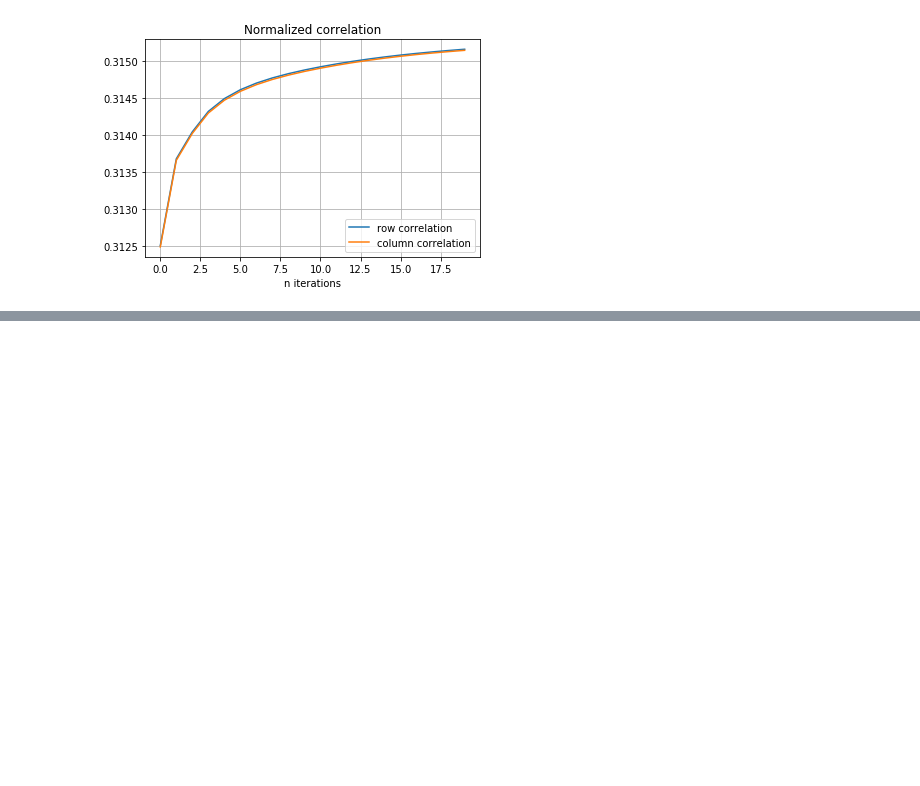
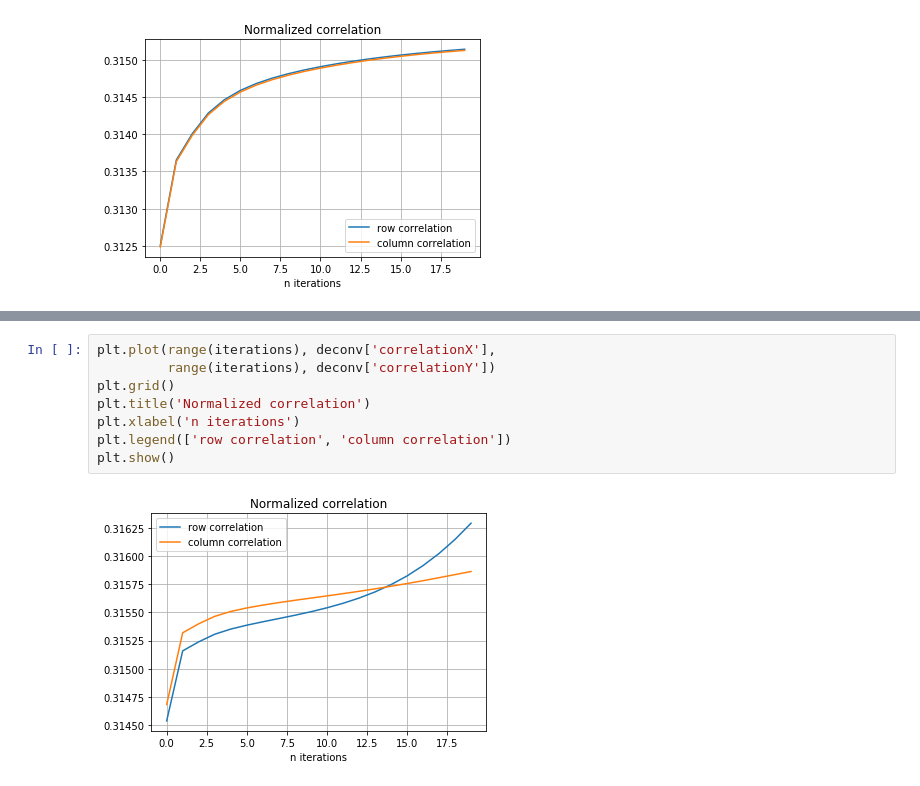
Before and after one commit to progiv/deconv, a Jupyter notebook: expertiments.ipynb, the cells around one changed output, grey strips where cells are left out. Drawn from its saved outputs; the diff is of its cells as text; blank space fills up the shorter version.

```diff
--- a/expertiments.ipynb
+++ b/expertiments.ipynb
@@ -290,0 +315,10 @@ array([[0.  , 0.  , 0.  , ..., 0.  , 0.  , 0.  ],
+# %%
+plt.plot(range(iterations), deconv['correlationX'],
+         range(iterations), deconv['correlationY'])
+plt.grid()
+plt.title('Normalized correlation')
+plt.xlabel('n iterations')
+plt.legend(['row correlation', 'column correlation'])
+plt.show()
+# %% [output]
+[figure, added]
```
Also changed, not shown: parts of 16 cells of this notebook.
